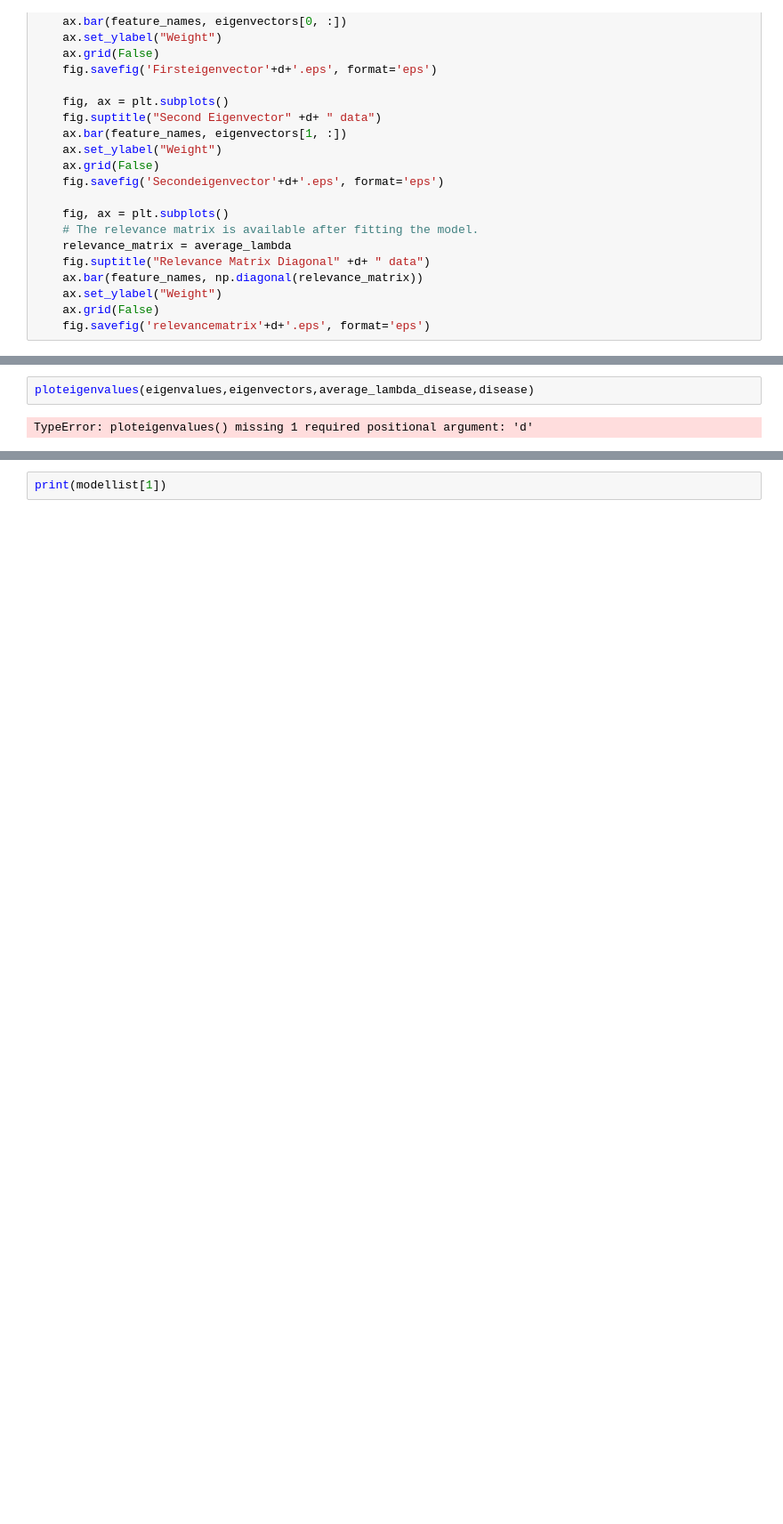
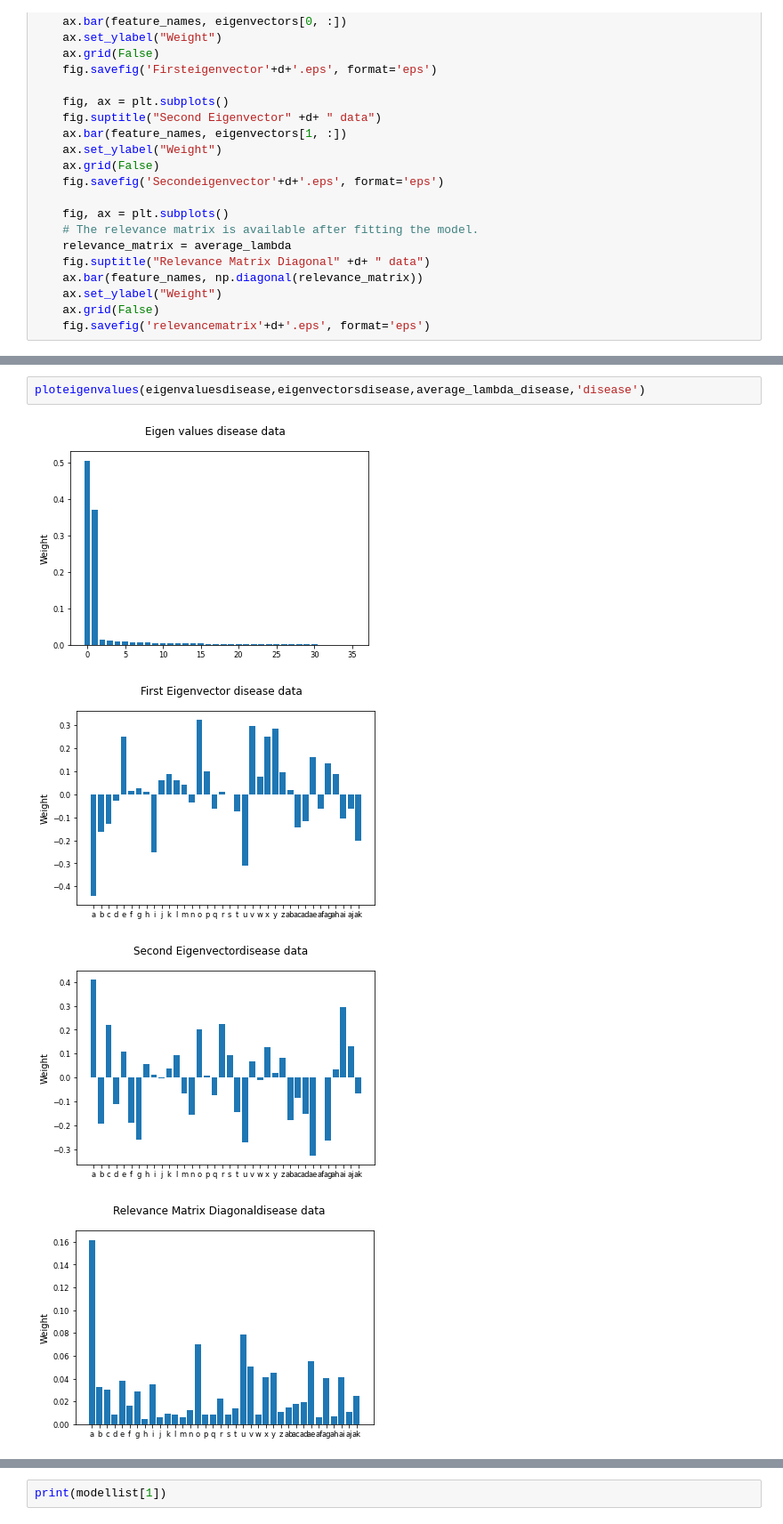
Before and after one commit to NehaBari/Masters-Thesis-2021, a Jupyter notebook: kfold.ipynb, the cells around one changed output, grey strips where cells are left out. Shown: that part at 89% size. Drawn from its saved outputs; the diff is of its cells as text; blank space fills up the shorter version.

```diff
--- a/kfold.ipynb
+++ b/kfold.ipynb
@@ -302,7 +315,10 @@ ploteigenvalues(eigenvalues,eigenvectors,average_lambda_center,'center')
 # %%
-ploteigenvalues(eigenvalues,eigenvectors,average_lambda_disease,disease)
+ploteigenvalues(eigenvaluesdisease,eigenvectorsdisease,average_lambda_disease,'disease')
 # %% [output]
-TypeError: ploteigenvalues() missing 1 required positional argument: 'd'
+[figure, added]
+[figure, added]
+[figure, added]
+[figure, added]
 # %%
 # removing the z transform
 data = scaler.inverse_transform(data)
```
Also changed, not shown: parts of 5 cells of this notebook.
